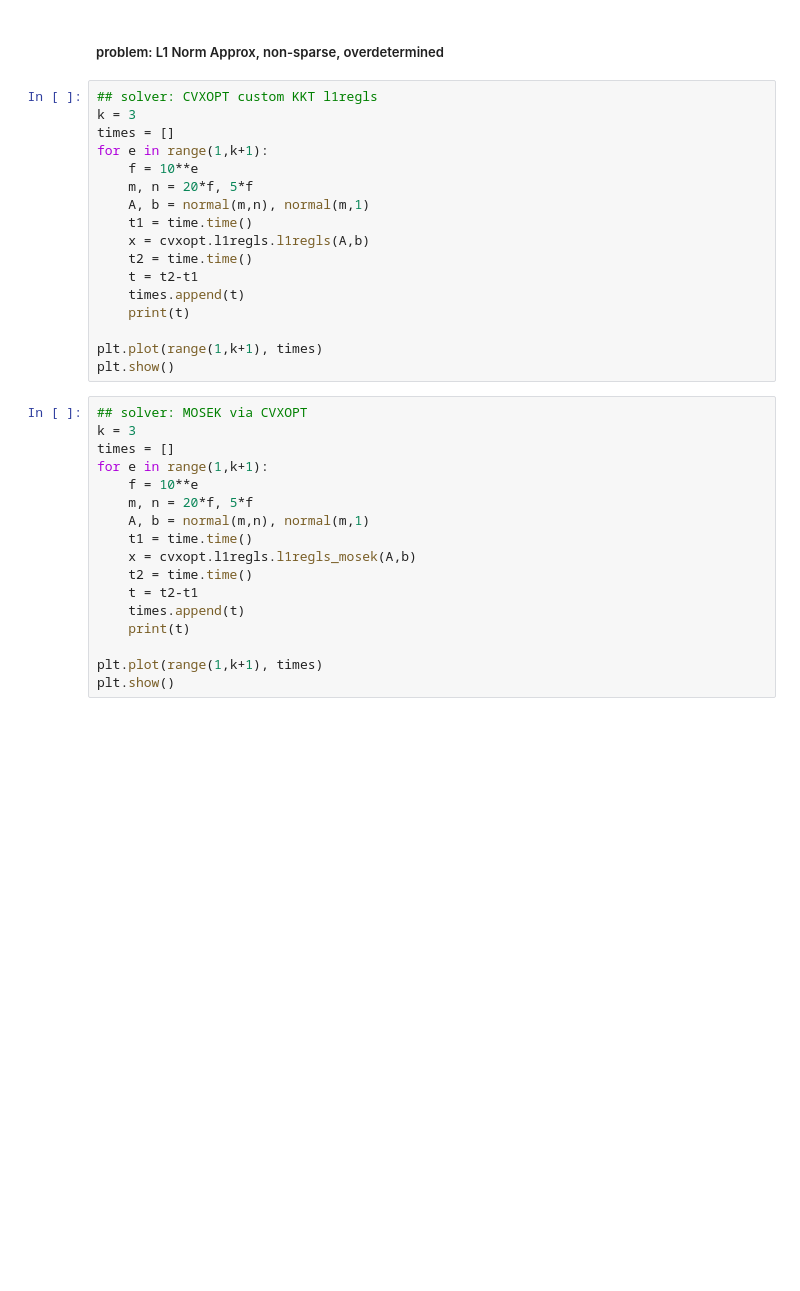
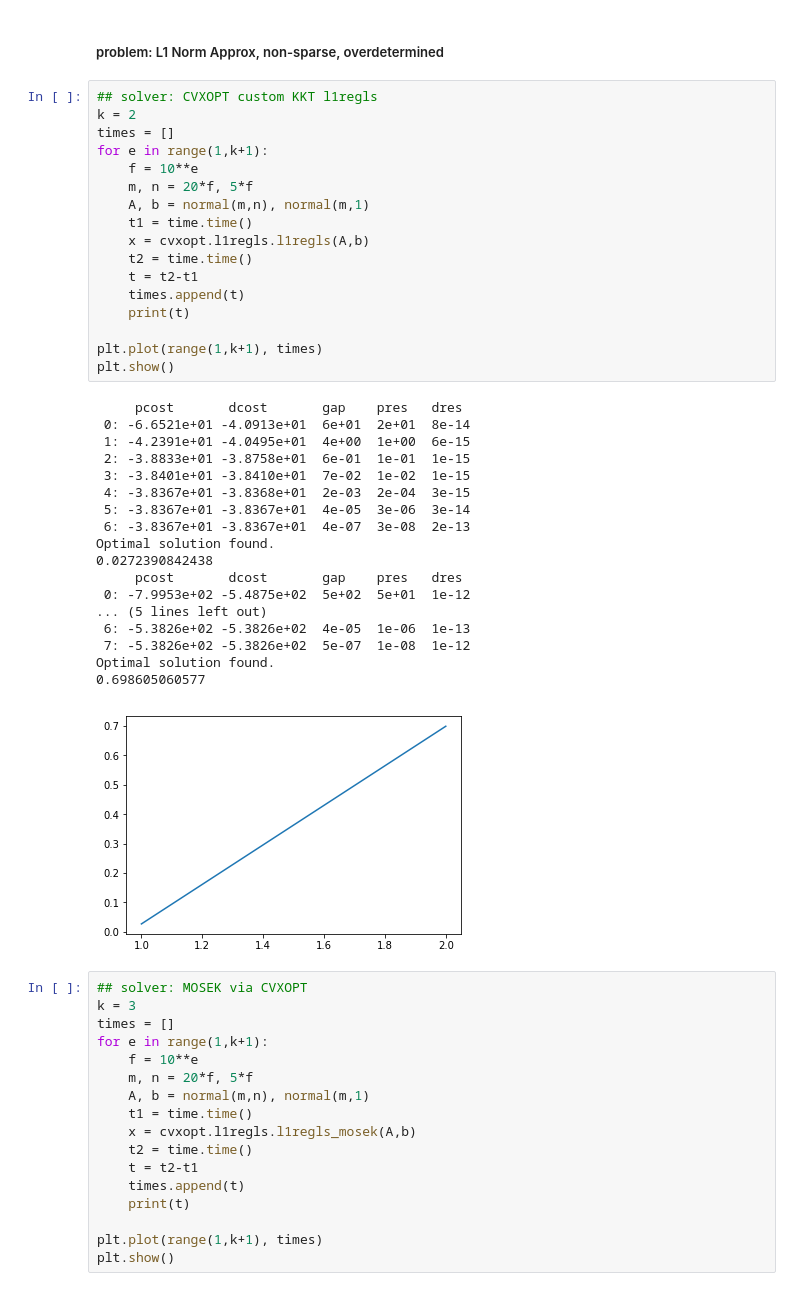
Before and after one commit to zimmerman-cole/ill-condition, a Jupyter notebook: code/miscellaneous/IPM_examples.ipynb, the cells around one changed output. Drawn from its saved outputs; the diff is of its cells as text; blank space fills up the shorter version.

```diff
--- a/code/miscellaneous/IPM_examples.ipynb
+++ b/code/miscellaneous/IPM_examples.ipynb
@@ -115,21 +115,40 @@ plt.show()
 ##### problem: L1 Norm Approx, non-sparse, overdetermined
 # %%
 ## solver: CVXOPT custom KKT l1regls
-k = 3
+k = 2
 times = []
 for e in range(1,k+1):
     f = 10**e
     m, n = 20*f, 5*f
     A, b = normal(m,n), normal(m,1)
     t1 = time.time()
     x = cvxopt.l1regls.l1regls(A,b)
     t2 = time.time()
     t = t2-t1
     times.append(t)
     print(t)
 
 plt.plot(range(1,k+1), times)
 plt.show()
+# %% [output]
+     pcost       dcost       gap    pres   dres
+ 0: -6.6521e+01 -4.0913e+01  6e+01  2e+01  8e-14
+ 1: -4.2391e+01 -4.0495e+01  4e+00  1e+00  6e-15
+ 2: -3.8833e+01 -3.8758e+01  6e-01  1e-01  1e-15
+ 3: -3.8401e+01 -3.8410e+01  7e-02  1e-02  1e-15
+ 4: -3.8367e+01 -3.8368e+01  2e-03  2e-04  3e-15
+ 5: -3.8367e+01 -3.8367e+01  4e-05  3e-06  3e-14
+ 6: -3.8367e+01 -3.8367e+01  4e-07  3e-08  2e-13
+Optimal solution found.
+0.0272390842438
+     pcost       dcost       gap    pres   dres
+ 0: -7.9953e+02 -5.4875e+02  5e+02  5e+01  1e-12
+... (5 lines left out)
+ 6: -5.3826e+02 -5.3826e+02  4e-05  1e-06  1e-13
+ 7: -5.3826e+02 -5.3826e+02  5e-07  1e-08  1e-12
+Optimal solution found.
+0.698605060577
+[figure, added]
 # %%
 ## solver: MOSEK via CVXOPT
 k = 3
```
Also changed, not shown: parts of 1 cell of this notebook, 13 other files.
